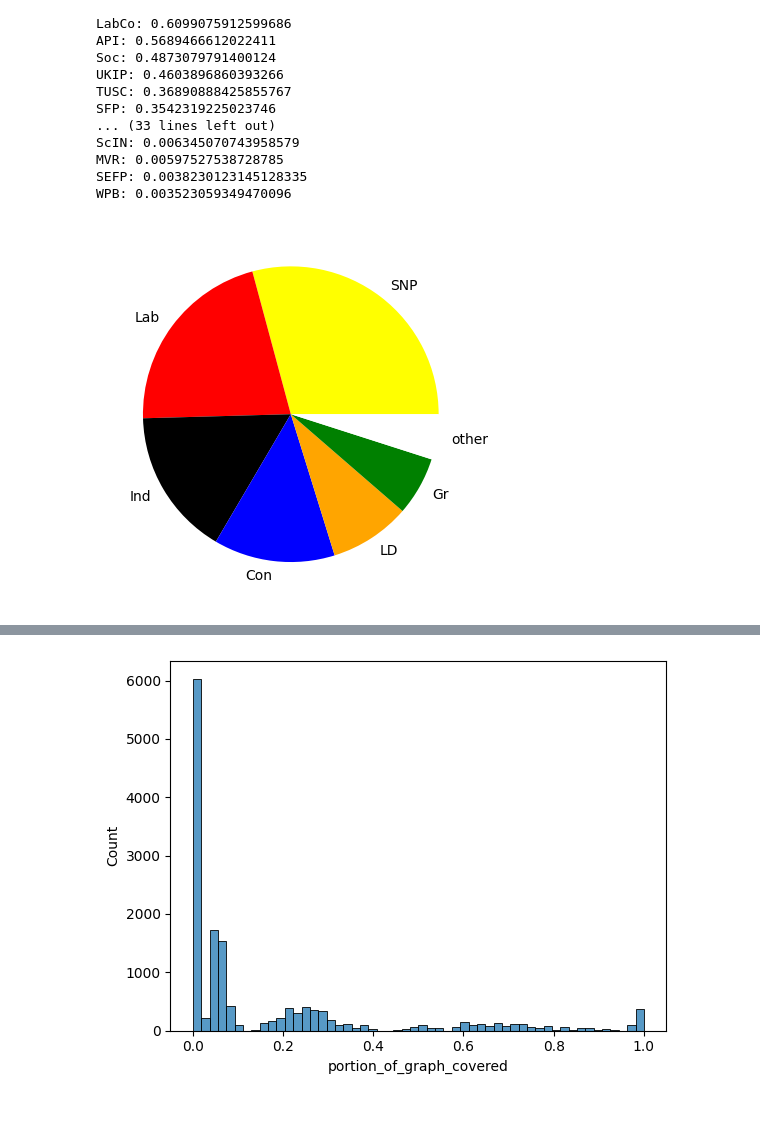
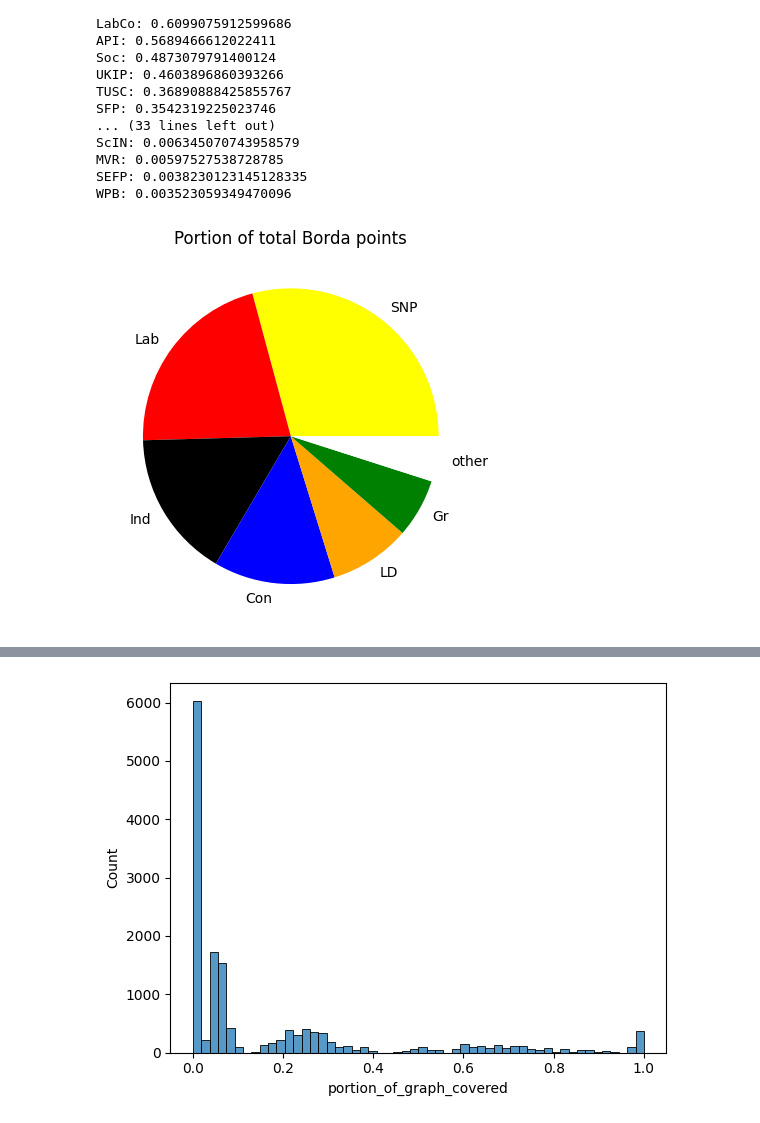
Before and after one commit to mggg/ballot-clustering, a Jupyter notebook: Analyze_results_dataframe.ipynb, the cells around one changed output, grey strips where cells are left out. Saved outputs shown, nothing was run; the diff lists cells and outputs as text; code cells hidden in the pictures.

```diff
--- a/Analyze_results_dataframe.ipynb
+++ b/Analyze_results_dataframe.ipynb
@@ -14,10 +15,3 @@ import matplotlib.pyplot as plt
 from Clustering_Functions import *
 # %%
 df = pd.read_pickle('results.pkl')
-# %%
-# add column 'portion_of_complete_ballots'
-ls = []
-for count in range(len(df)):
-    portion = df['ballot_lengths'][count][df['num_cands'][count]]/df['num_voters'][count]
-    ls.append(portion)
-df['portion_complete_ballots'] = ls
@@ -24,3 +52,14 @@ df['portion_complete_ballots'] = ls
+# %%
+# add column 'portion_of_complete_ballots' and 'portion_almost_complete_ballots'
+l_complete = []
+l_almost = []
+for index in df.index:
+    complete = df['ballot_lengths'][index][df['num_cands'][index]]/df['num_voters'][index]
+    almost = df['ballot_lengths'][index][df['num_cands'][index]-1]/df['num_voters'][index]
+    l_complete.append(complete)
+    l_almost.append(almost)
+df['portion_complete_ballots'] = l_complete
+df['portion_almost_complete_ballots'] = l_almost
 # %%
 # add column 'bloc_size' = minimum of the two bloc sizes.
 ls = []
@@ -245,32 +391,6 @@ plt.savefig("plots/method_MDS_medoids", dpi = 600)
 # %% [output]
 [figure]
 <Figure size 640x480 with 0 Axes>
-# %%
-# create a dictionary, called party_dict, matching party codes to party full names
-# (including all parties in all elections)
-
-def Party_code_and_fullname(input_string):
-    start_idx = input_string.find('(')
-    end_idx = input_string.find(')')
-    if start_idx != -1 and end_idx != -1:
-        A = input_string[start_idx + 1:end_idx]
-        B = input_string[:start_idx].strip() + input_string[end_idx + 1:].strip()
-        return A, B
-    else:
-        return None, input_string
-
-party_dict = dict()
-
-for index in range(len(dfs)):
-    pdict = dfs.iloc[index]['parties']
-    for party in pdict.values():
-        code,full_name = Party_code_and_fullname(party)
-        # first check for codes associated to more than one full name.
-        if code in party_dict.keys():
-            if party_dict[code] != party:
-                raise Exception(code, full_name, party_dict[code])
-        else:
-            party_dict[code] = party
 # %%
 # create a dictionary matching party codes to the portion of total Borda points
 # received by all candidates from that party in all elections.
@@ -326,6 +446,7 @@ D = {'SNP':'yellow', 'Lab': 'red', 'Con':'blue','LD':'orange','Gr':'green', "Ind
 colors = [D[party] for party in top_parties]
 # %%
 plt.pie(scores, labels = top_parties, colors=colors)
+plt.title('Portion of total Borda points')
 plt.savefig("plots/pie.jpg", dpi = 600)
 # %% [output]
-[figure, old version]
+[figure, new version]
```
Also changed, not shown: parts of 24 cells of this notebook, 56 other files.
